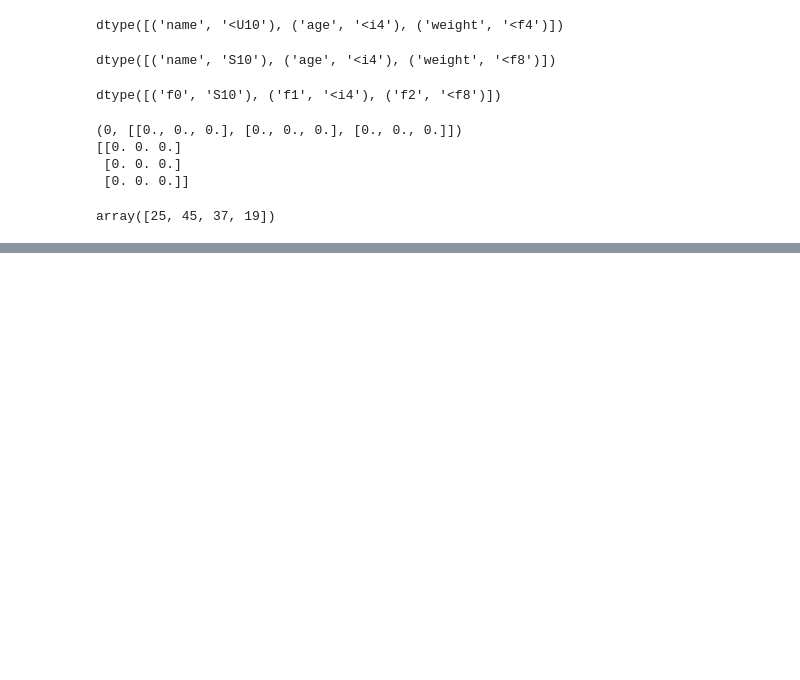
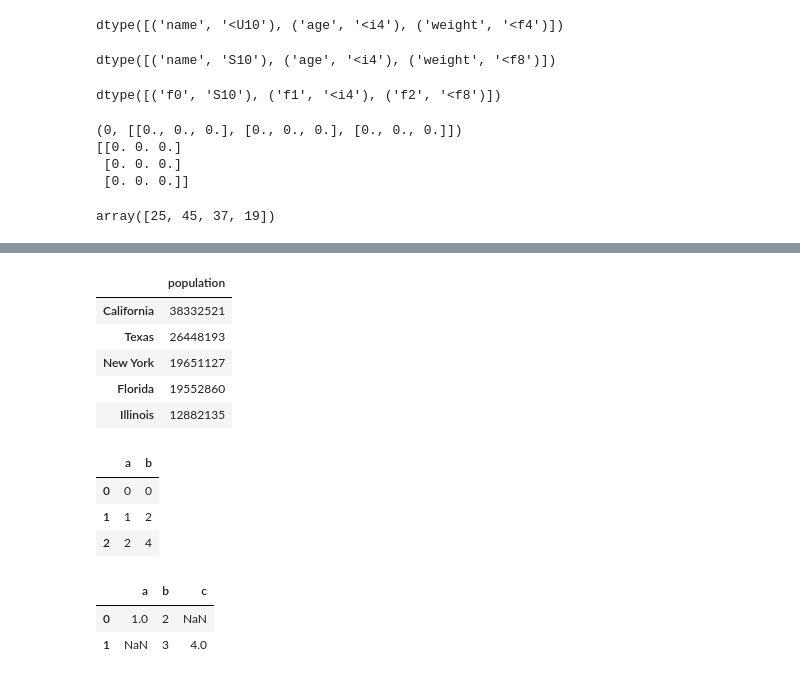
Before and after one commit to NeutrinoZh/python-and-statistics, a Jupyter notebook: NumPy/basic.ipynb, the cells around one changed output, grey strips where cells are left out. Drawn from its saved outputs; the diff is of its cells as text; code cells hidden in the pictures; blank space fills up the shorter version.

```diff
--- a/NumPy/basic.ipynb
+++ b/NumPy/basic.ipynb
@@ -817,0 +937,23 @@ array([25, 45, 37, 19])
+# %%
+pd.DataFrame(population, columns=['population'])
+# %% [output]
+|  | population |
+| California | 38332521 |
+| Texas | 26448193 |
+| New York | 19651127 |
+| Florida | 19552860 |
+| Illinois | 12882135 |
+# %%
+data = [{'a': i, 'b': 2 * i} for i in range(3)]
+pd.DataFrame(data)
+# %% [output]
+|  | a | b |
+| 0 | 0 | 0 |
+| 1 | 1 | 2 |
+| 2 | 2 | 4 |
+# %%
+pd.DataFrame([{'a': 1, 'b': 2}, {'b': 3, 'c': 4}])
+# %% [output]
+|  | a | b | c |
+| 0 | 1.0 | 2 | NaN |
+| 1 | NaN | 3 | 4.0 |
```
Also changed, not shown: parts of 23 cells of this notebook.
